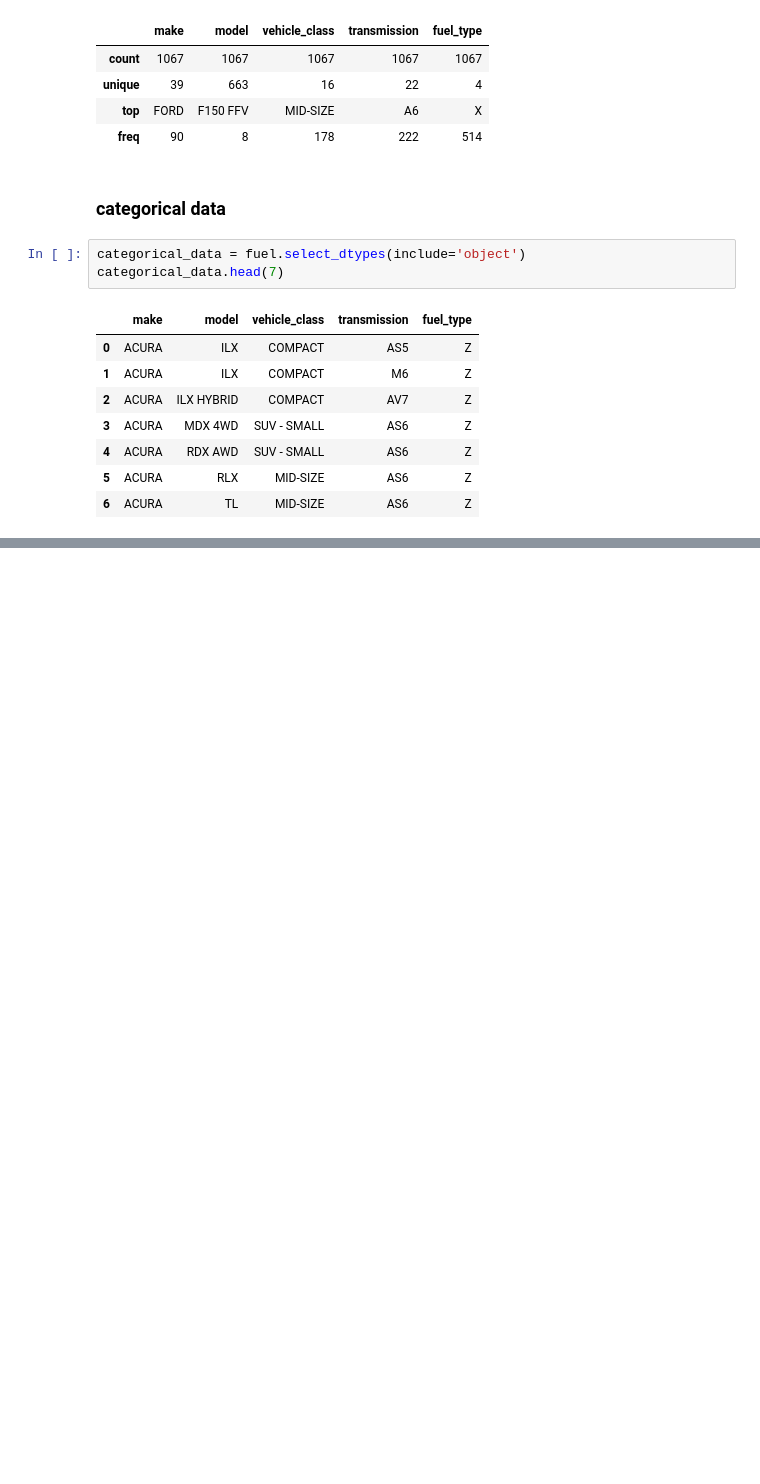
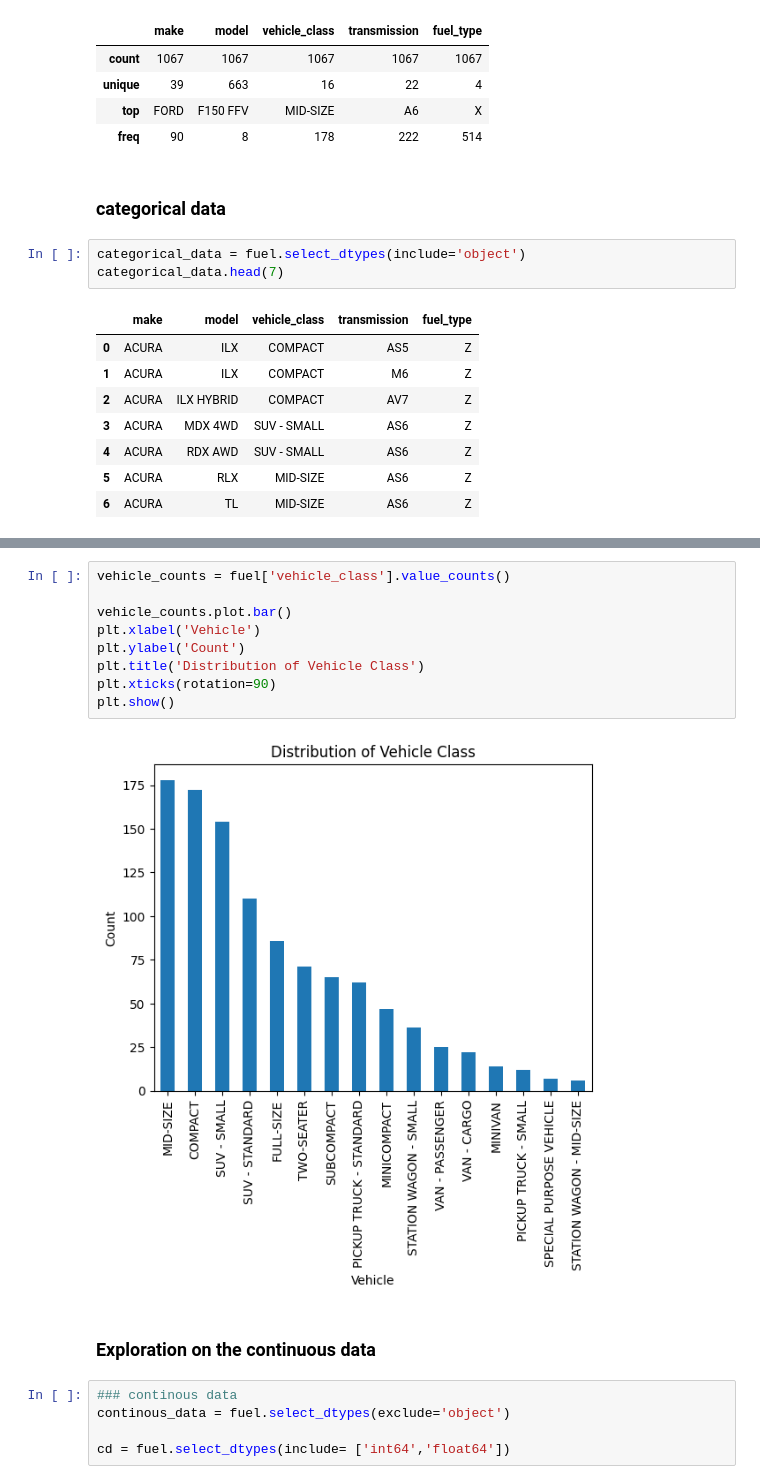
Before and after one commit to Cemputus/DSC1101-Data_Analysis_projects, a Jupyter notebook: fuel.ipynb, the cells around one changed output, grey strips where cells are left out. Saved outputs shown, nothing was run; the diff lists cells and outputs as text; blank space fills up the shorter version.

```diff
--- a/fuel.ipynb
+++ b/fuel.ipynb
@@ -222,0 +260,18 @@ categorical_data.head(7)
+# %%
+vehicle_counts = fuel['vehicle_class'].value_counts()
+
+vehicle_counts.plot.bar()
+plt.xlabel('Vehicle')
+plt.ylabel('Count')
+plt.title('Distribution of Vehicle Class')
+plt.xticks(rotation=90)
+plt.show()
+# %% [output]
+[figure, added]
+# %% [markdown]
+### Exploration on the continuous data
+# %%
+### continous data
+continous_data = fuel.select_dtypes(exclude='object')
+
+cd = fuel.select_dtypes(include= ['int64','float64'])
```
Also changed, not shown: parts of 27 cells of this notebook, 1 other file.
